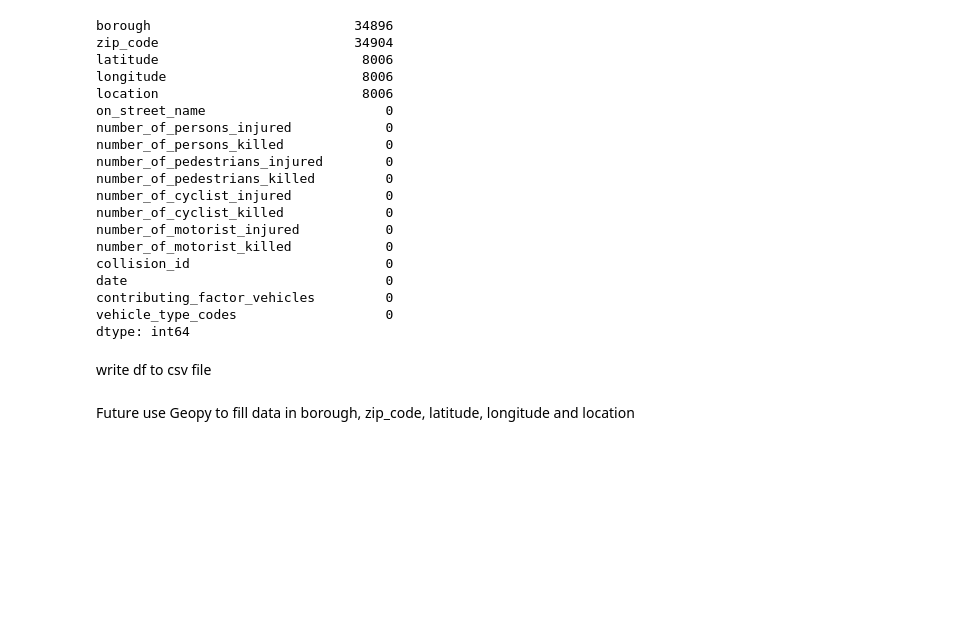
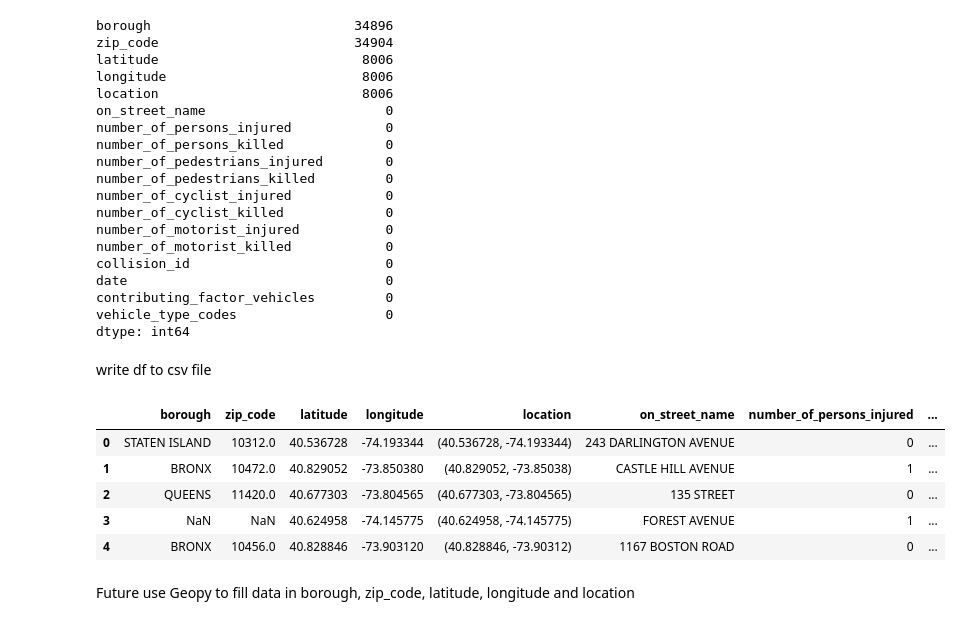
Before and after one commit to RegisSchulze/nyc-crashes, a Jupyter notebook: NYC CRASHES.ipynb, the cells around one changed output. Saved outputs shown, nothing was run; the diff lists cells and outputs as text; code cells hidden in the pictures; blank space fills up the shorter version.

```diff
--- a/NYC CRASHES.ipynb
+++ b/NYC CRASHES.ipynb
@@ -563,5 +563,14 @@ dtype: int64
 write df to csv file
 # %%
 df.to_csv(r'/home/regis/Desktop/nyc/nyc-crashes/data_clean_GOOD_ENOUGH.csv')
+# %%
+df.head()
+# %% [output]
+|  | borough | zip_code | latitude | longitude | location | on_street_name | number_of_persons_injured | ... |
+| 0 | STATEN ISLAND | 10312.0 | 40.536728 | -74.193344 | (40.536728, -74.193344) | 243 DARLINGTON AVENUE | 0 | ... |
+| 1 | BRONX | 10472.0 | 40.829052 | -73.850380 | (40.829052, -73.85038) | CASTLE HILL AVENUE | 1 | ... |
+| 2 | QUEENS | 11420.0 | 40.677303 | -73.804565 | (40.677303, -73.804565) | 135 STREET | 0 | ... |
+| 3 | NaN | NaN | 40.624958 | -74.145775 | (40.624958, -74.145775) | FOREST AVENUE | 1 | ... |
+| 4 | BRONX | 10456.0 | 40.828846 | -73.903120 | (40.828846, -73.90312) | 1167 BOSTON ROAD | 0 | ... |
 # %% [markdown]
 Future use Geopy to fill data in borough, zip_code, latitude, longitude and location
```
Also changed, not shown: parts of 4 cells of this notebook.
